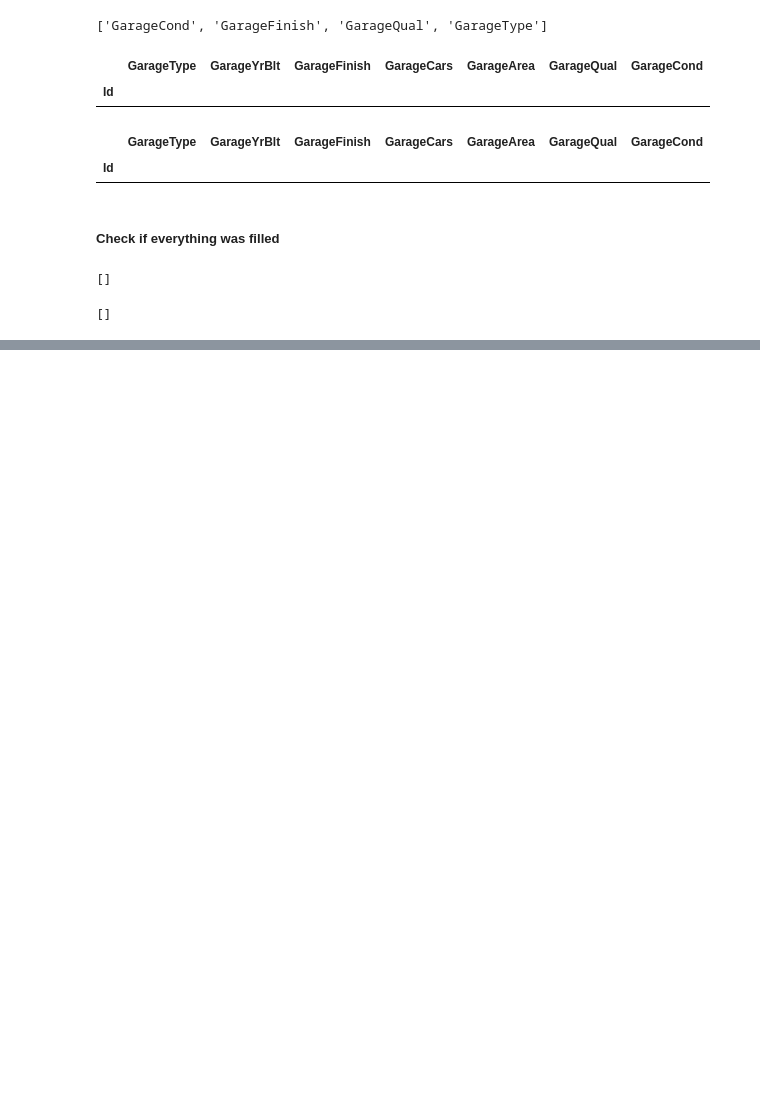
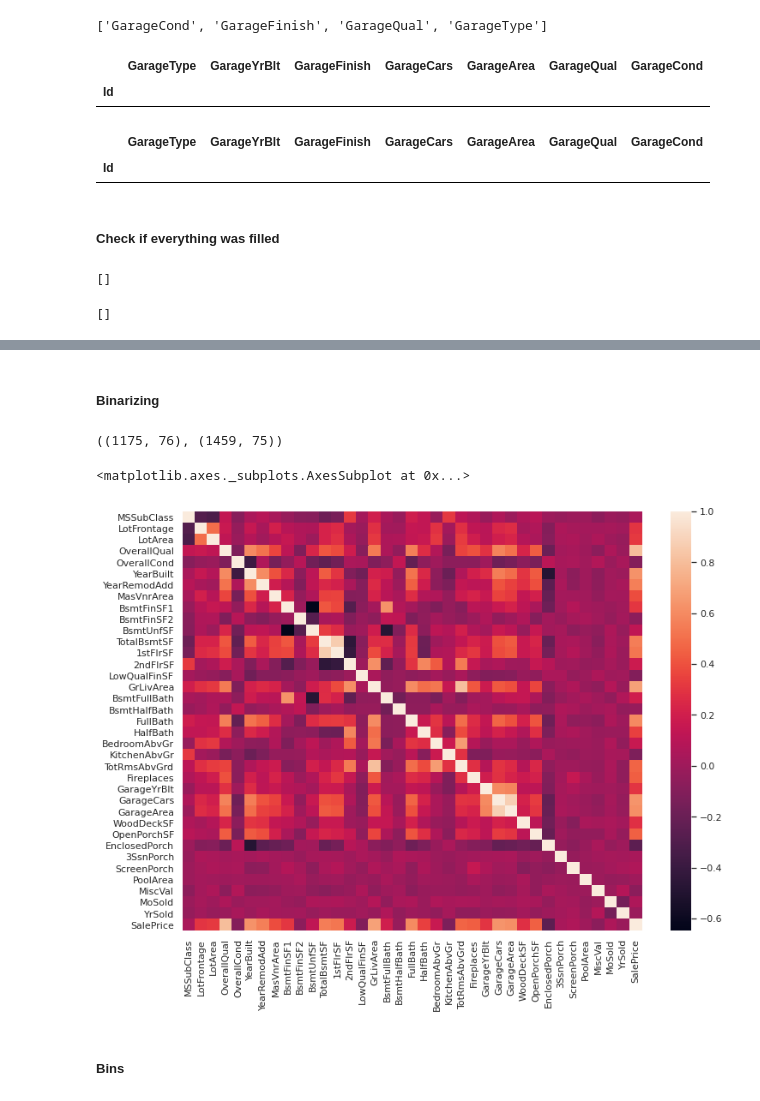
Before and after one commit to mzignis/advance_house_pricing, a Jupyter notebook: preprocessing_data.ipynb, the cells around one changed output, grey strips where cells are left out. Cells and saved outputs as stored; diff of their text form; code cells hidden in the pictures; blank space fills up the shorter version.

```diff
--- a/preprocessing_data.ipynb
+++ b/preprocessing_data.ipynb
@@ -598,0 +665,26 @@ test_text_features_missing
+# %% [markdown]
+##### Binarizing
+# %%
+features_to_binarize = ['3SsnPorch', 'BsmtFinSF2', 'EnclosedPorch', 'HalfBath', 'LowQualFinSF', 'LowQualFinSF',
+                        'MiscVal', 'PoolArea', 'WoodDeckSF', 'MasVnrArea', 'Fireplaces', 'OpenPorchSF', '2ndFlrSF',
+                        'ScreenPorch', 'BsmtHalfBath']
+# %%
+def binarize(row):
+    return 0 if not row else 1
+
+for feature in features_to_binarize:
+    train_data[feature] = train_data[feature].apply(lambda x: binarize(x))
+    test_data[feature] = test_data[feature].apply(lambda x: binarize(x))
+
+train_data.shape, test_data.shape
+# %% [output]
+((1175, 76), (1459, 75))
+# %%
+plt.figure(figsize=(12, 9))
+corr = train_data[train_numeric_features].corr()
+sns.heatmap(corr)
+# %% [output]
+<matplotlib.axes._subplots.AxesSubplot at 0x...>
+[figure, added]
+# %% [markdown]
+##### Bins
```
Also changed, not shown: parts of 35 cells of this notebook.
